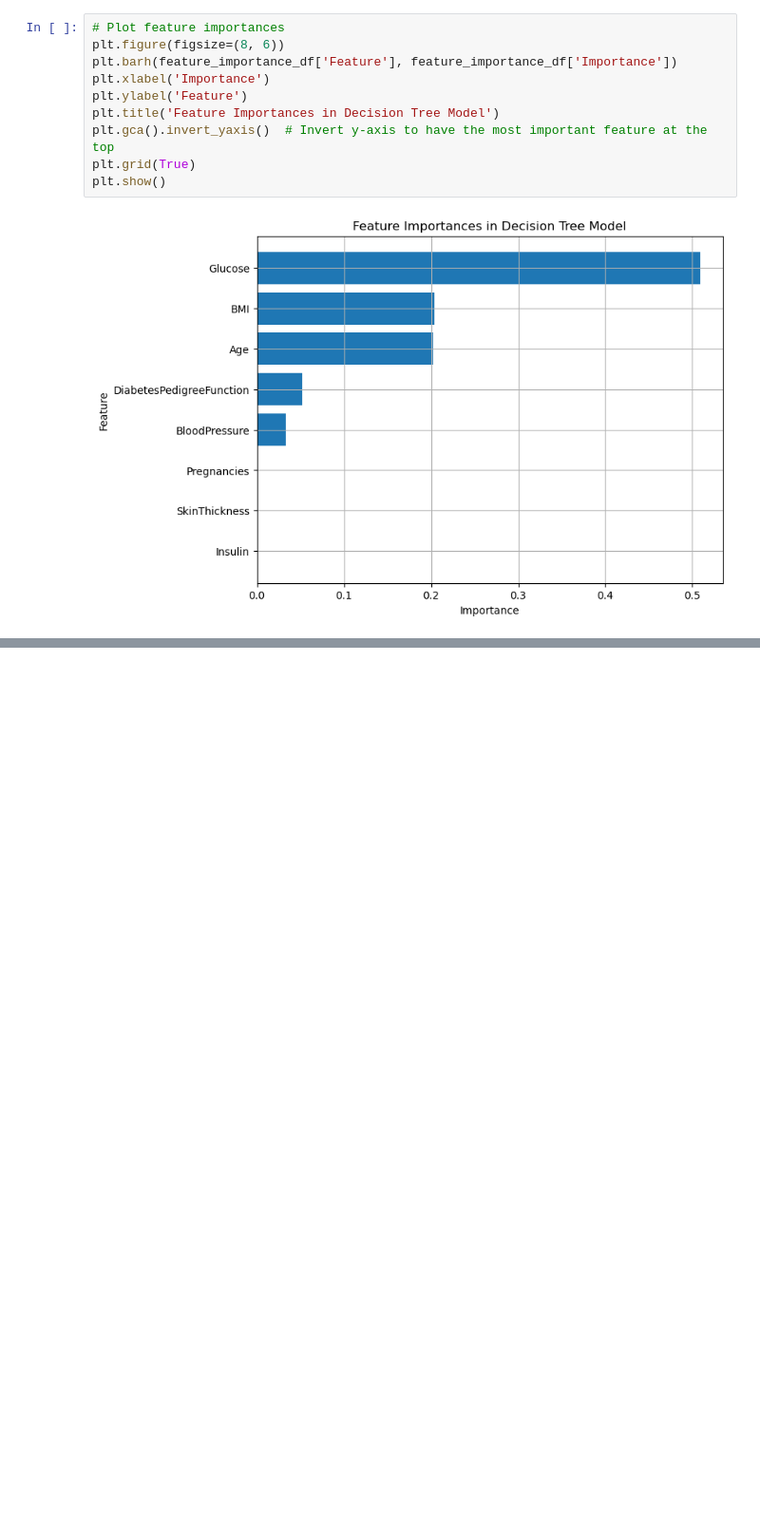
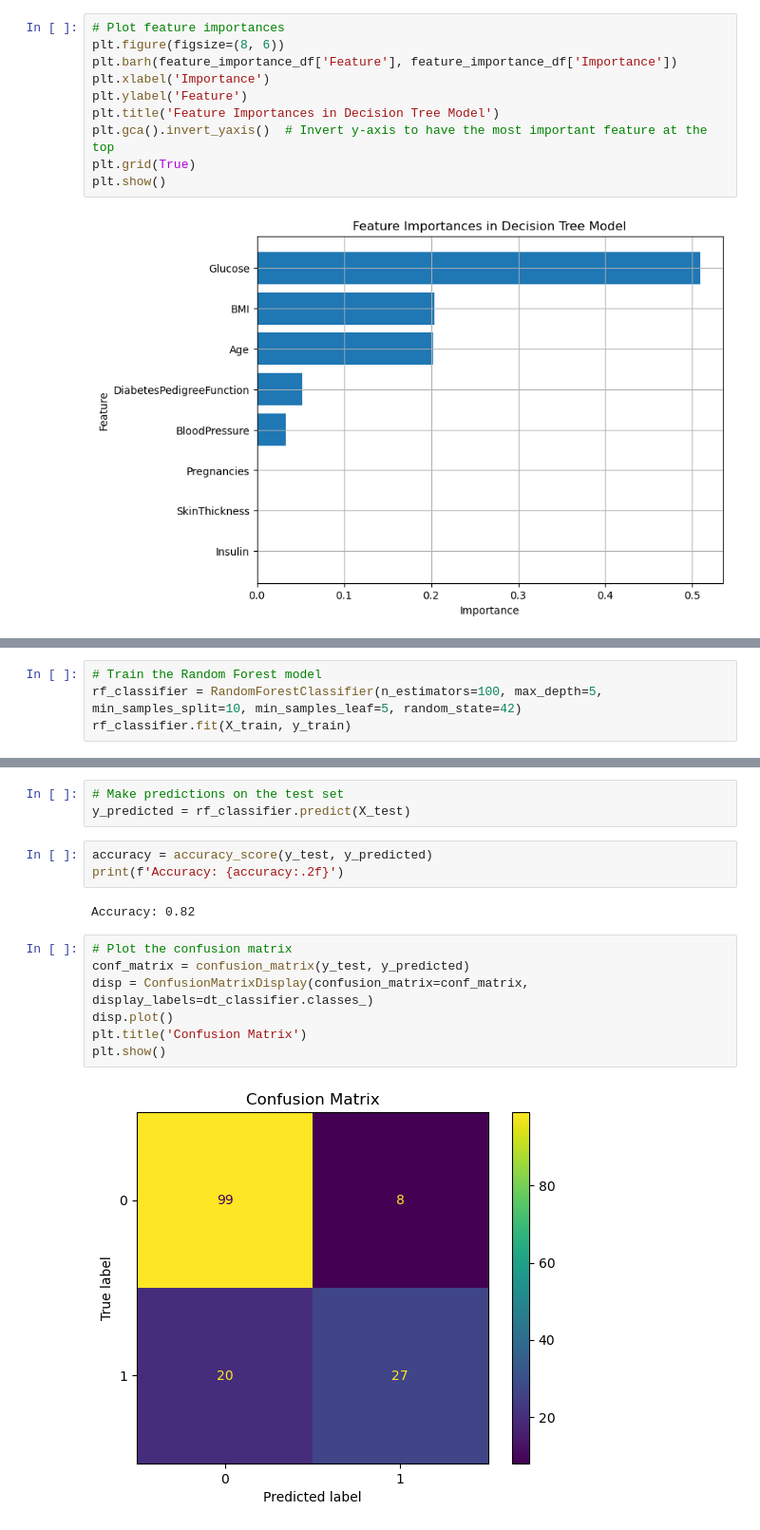
Before and after one commit to Hospital-Da-Luz-Learning-Health/MLCatolica25, a Jupyter notebook: Aula 7 - Supervised Learning III/Learning Notebook.ipynb, the cells around one changed output, grey strips where cells are left out. Shown at 95% size. Cells and saved outputs as stored; diff of their text form; blank space fills up the shorter version.

Commit message:
update random forest class 7

```diff
--- a/Aula 7 - Supervised Learning III/Learning Notebook.ipynb
+++ b/Aula 7 - Supervised Learning III/Learning Notebook.ipynb
@@ -476,0 +499,4 @@ plt.show()
+# %%
+# Train the Random Forest model
+rf_classifier = RandomForestClassifier(n_estimators=100, max_depth=5, min_samples_split=10, min_samples_leaf=5, random_state=42)
+rf_classifier.fit(X_train, y_train)
@@ -476,0 +514,17 @@ plt.show()
+# %%
+# Make predictions on the test set
+y_predicted = rf_classifier.predict(X_test)
+# %%
+accuracy = accuracy_score(y_test, y_predicted)
+print(f'Accuracy: {accuracy:.2f}')
+# %% [output]
+Accuracy: 0.82
+# %%
+# Plot the confusion matrix
+conf_matrix = confusion_matrix(y_test, y_predicted)
+disp = ConfusionMatrixDisplay(confusion_matrix=conf_matrix, display_labels=dt_classifier.classes_)
+disp.plot()
+plt.title('Confusion Matrix')
+plt.show()
+# %% [output]
+[figure, added]
```
Also changed, not shown: parts of 7 cells of this notebook.
